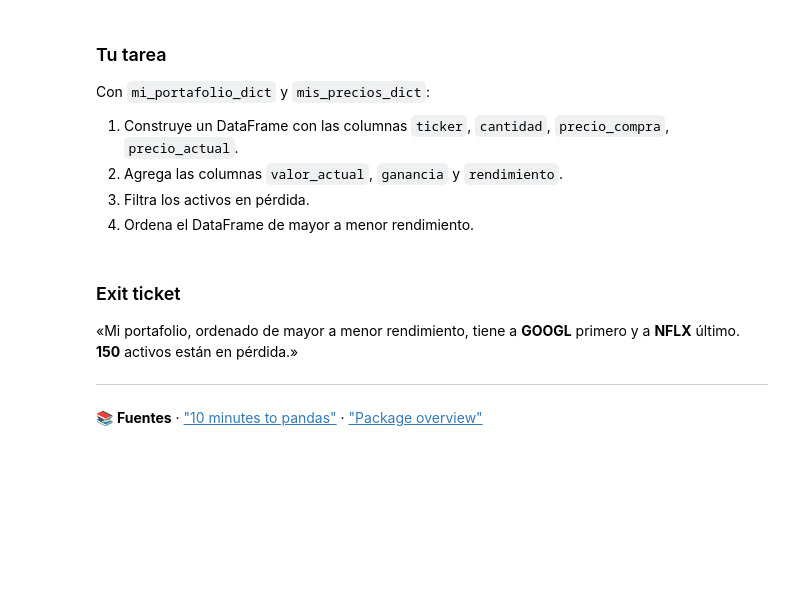
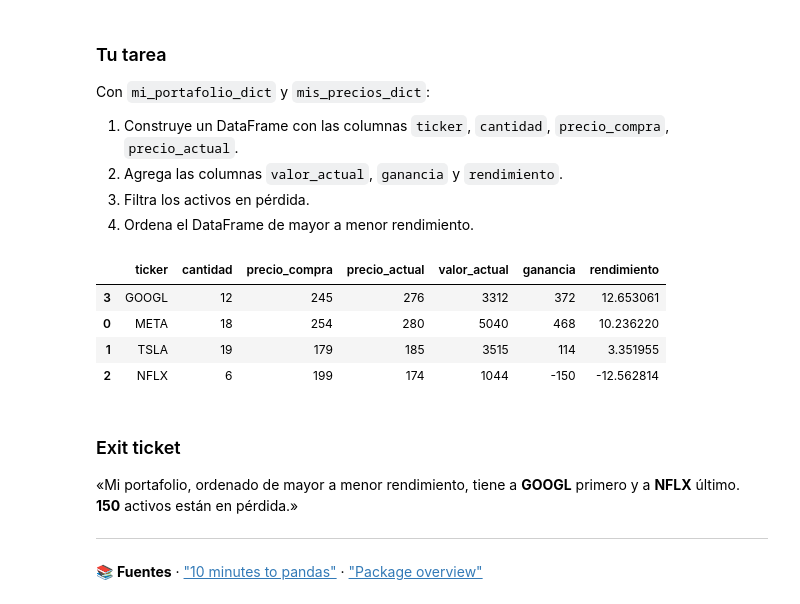
Before and after one commit to isahincapiecontacto-netizen/Codigo1, a Jupyter notebook: S14_pandas_portafolio.ipynb, the cells around one changed output. Saved outputs shown, nothing was run; the diff lists cells and outputs as text; code cells hidden in the pictures; blank space fills up the shorter version.

```diff
--- a/S14_pandas_portafolio.ipynb
+++ b/S14_pandas_portafolio.ipynb
@@ -349,3 +310,25 @@ df_ordenado = df.sort_values(by="rendimiento", ascending=False).reset_index(drop
+# %%
+import pandas as pd
+
+portafolio = pd.DataFrame({
+    "ticker": ["META", "TSLA", "NFLX", "GOOGL"],
+    "cantidad": [18, 19, 6, 12],
+    "precio_compra": [254, 179, 199, 245],
+    "precio_actual": [280, 185, 174, 276]
+})
+
+portafolio["valor_actual"] = portafolio["cantidad"] * portafolio["precio_actual"]
+portafolio["ganancia"] = portafolio["valor_actual"] - (portafolio["cantidad"] * portafolio["precio_compra"])
+portafolio["rendimiento"] = (portafolio["ganancia"] / (portafolio["cantidad"] * portafolio["precio_compra"])) * 100
+
+en_perdida = portafolio[portafolio["rendimiento"] < 0]
+portafolio.sort_values(by="rendimiento", ascending=False)
+# %% [output]
+|  | ticker | cantidad | precio_compra | precio_actual | valor_actual | ganancia | rendimiento |
+| 3 | GOOGL | 12 | 245 | 276 | 3312 | 372 | 12.653061 |
+| 0 | META | 18 | 254 | 280 | 5040 | 468 | 10.236220 |
+| 1 | TSLA | 19 | 179 | 185 | 3515 | 114 | 3.351955 |
+| 2 | NFLX | 6 | 199 | 174 | 1044 | -150 | -12.562814 |
 # %% [markdown]
 ### Exit ticket
 
```
Also changed, not shown: parts of 1 cell of this notebook.
